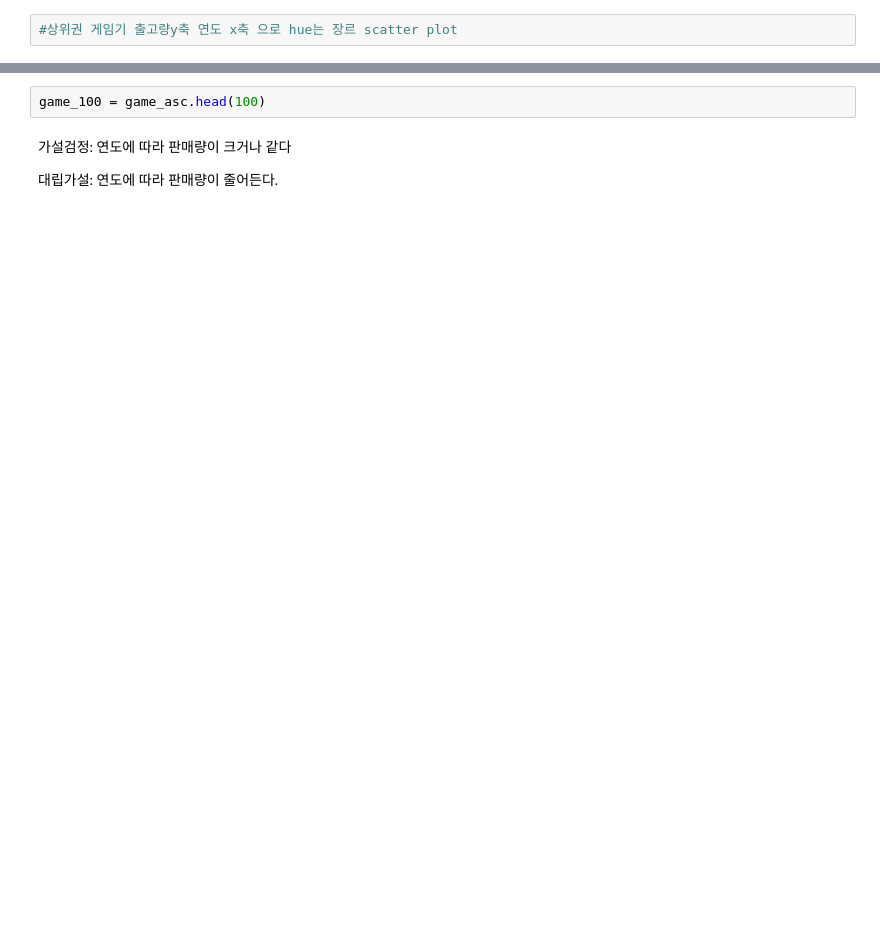
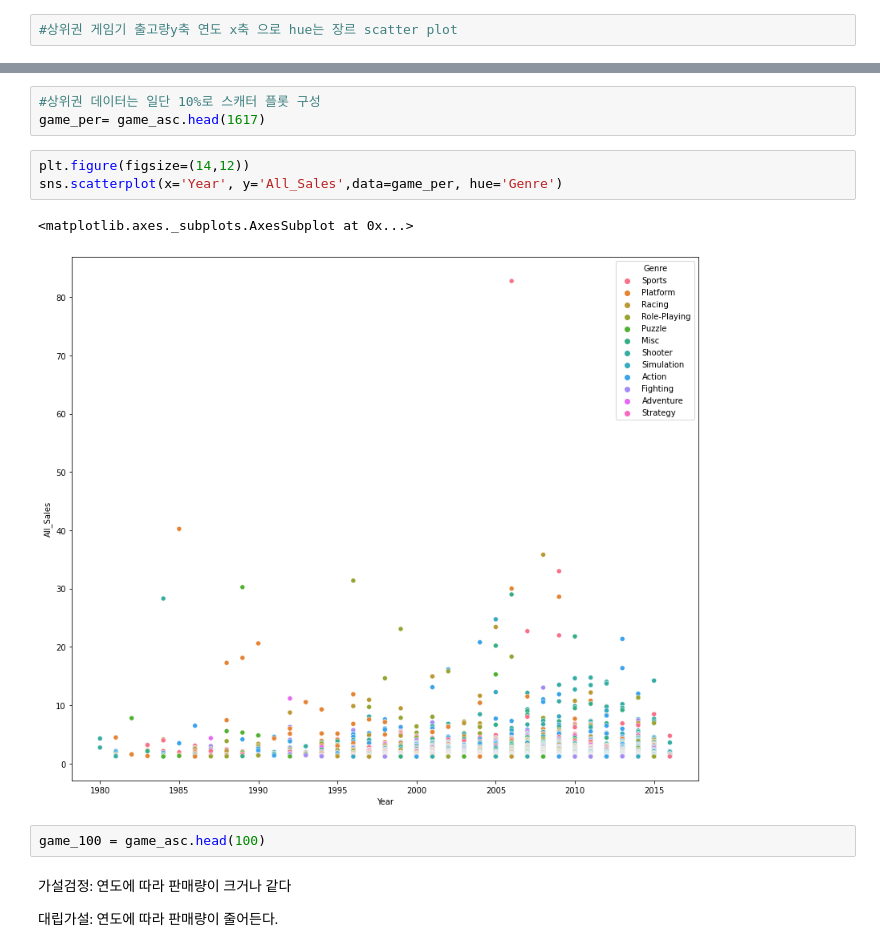
Before and after one commit to okok7272/CodeStatesProject, a Jupyter notebook: Section1/Project1_game_trends.ipynb, the cells around one changed output, grey strips where cells are left out. Drawn from its saved outputs; the diff is of its cells as text; blank space fills up the shorter version.

```diff
--- a/Section1/Project1_game_trends.ipynb
+++ b/Section1/Project1_game_trends.ipynb
@@ -365,3 +385,12 @@ game_asc.head(20)
+# %%
+#상위권 데이터는 일단 10%로 스캐터 플롯 구성
+game_per= game_asc.head(1617)
+# %%
+plt.figure(figsize=(14,12))
+sns.scatterplot(x='Year', y='All_Sales',data=game_per, hue='Genre')
+# %% [output]
+<matplotlib.axes._subplots.AxesSubplot at 0x...>
+[figure, added]
 # %%
 game_100 = game_asc.head(100)
 # %% [markdown]
```
Also changed, not shown: parts of 1 cell of this notebook.
